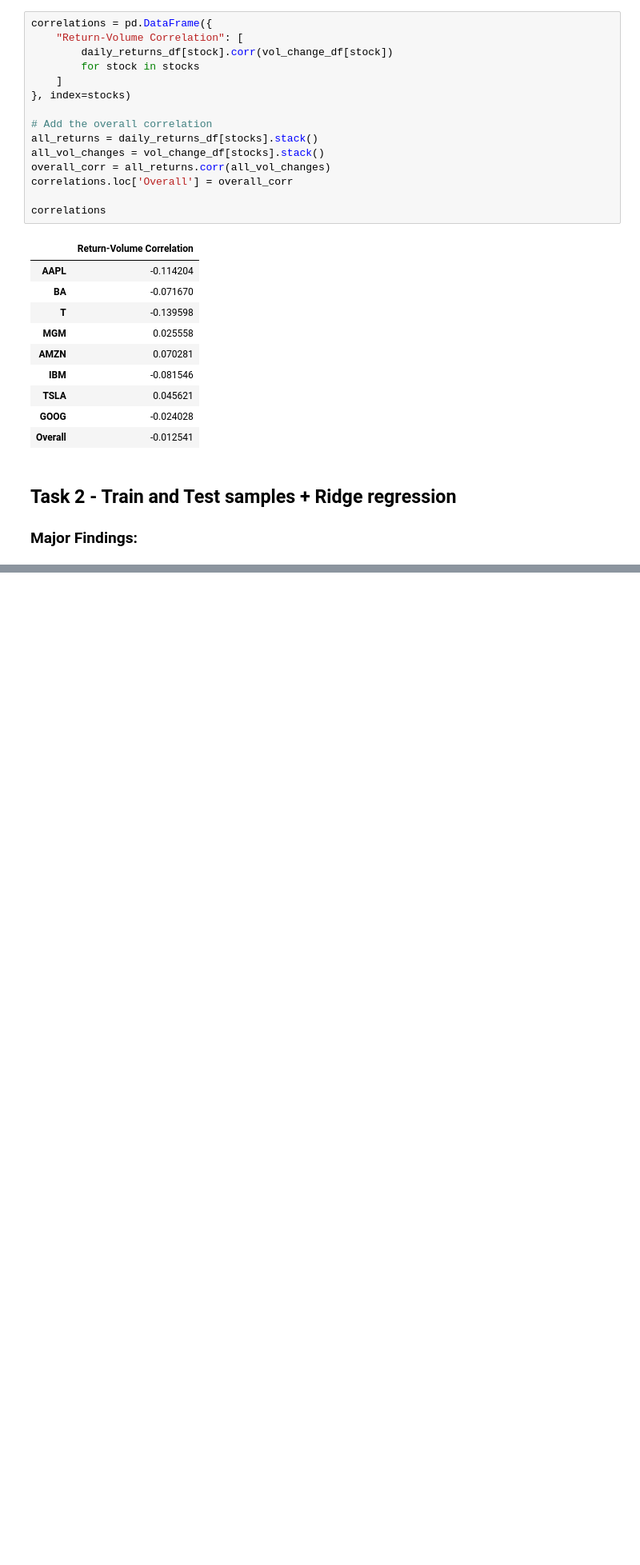
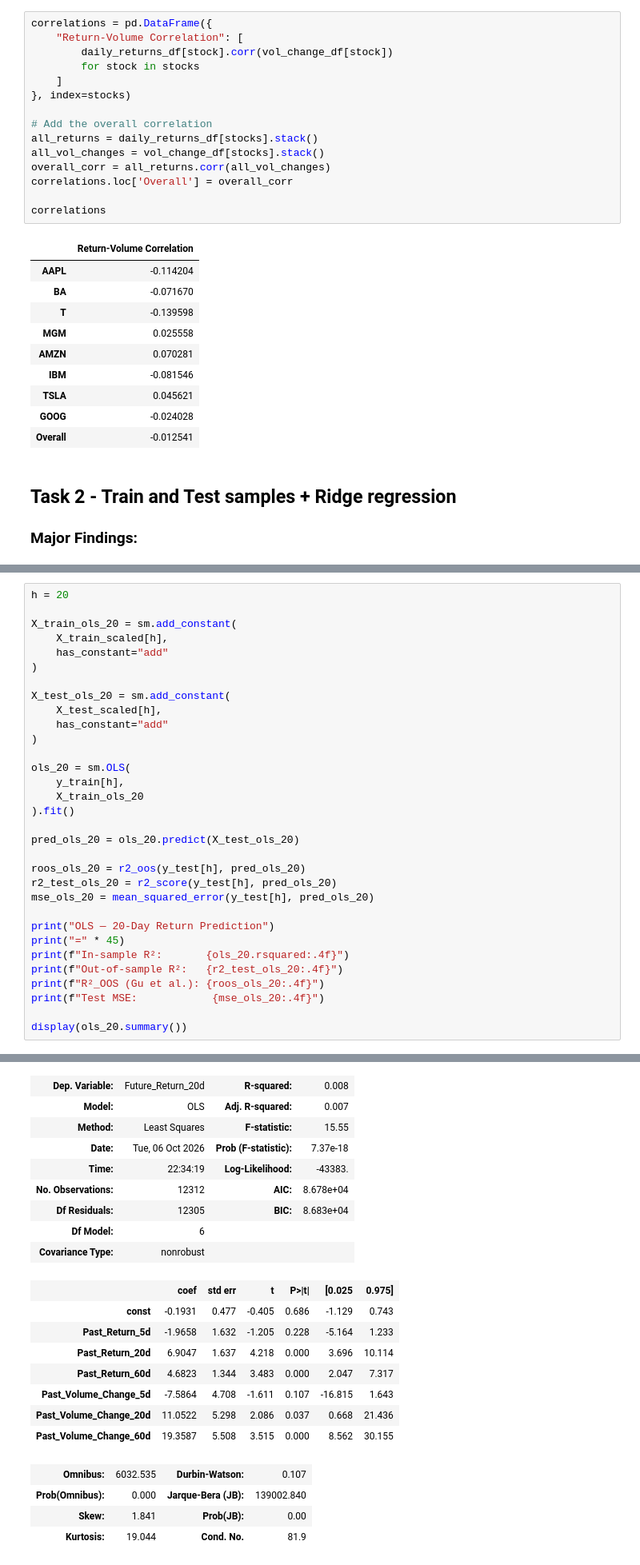
Before and after one commit to henricvsb/Finance-with-Big-Data-Lab-Sessions, a Jupyter notebook: #4/PCLAB#4 - Group 2 - Henricus Bracht Erdem Bayrakcioglu Leonard Fischbach.ipynb, the cells around one changed output, grey strips where cells are left out. Shown at 80% size. Drawn from its saved outputs; the diff is of its cells as text; blank space fills up the shorter version.

```diff
--- a/#4/PCLAB#4 - Group 2 - Henricus Bracht Erdem Bayrakcioglu Leonard Fischbach.ipynb
+++ b/#4/PCLAB#4 - Group 2 - Henricus Bracht Erdem Bayrakcioglu Leonard Fischbach.ipynb
@@ -515,0 +825,33 @@ correlations
+# %%
+h = 20
+
+X_train_ols_20 = sm.add_constant(
+    X_train_scaled[h],
+    has_constant="add"
+)
+
+X_test_ols_20 = sm.add_constant(
+    X_test_scaled[h],
+    has_constant="add"
+)
+
+ols_20 = sm.OLS(
+    y_train[h],
+    X_train_ols_20
+).fit()
+
+pred_ols_20 = ols_20.predict(X_test_ols_20)
+
+roos_ols_20 = r2_oos(y_test[h], pred_ols_20)
+r2_test_ols_20 = r2_score(y_test[h], pred_ols_20)
+mse_ols_20 = mean_squared_error(y_test[h], pred_ols_20)
+
+print("OLS — 20-Day Return Prediction")
+print("=" * 45)
+print(f"In-sample R²:       {ols_20.rsquared:.4f}")
+print(f"Out-of-sample R²:   {r2_test_ols_20:.4f}")
+print(f"R²_OOS (Gu et al.): {roos_ols_20:.4f}")
+print(f"Test MSE:            {mse_ols_20:.4f}")
+
+display(ols_20.summary())
+# %% [output]
@@ -515,0 +865,21 @@ correlations
+| Dep. Variable: | Future_Return_20d | R-squared: | 0.008 |
+| Model: | OLS | Adj. R-squared: | 0.007 |
+| Method: | Least Squares | F-statistic: | 15.55 |
+| Date: | Tue, 06 Oct 2026 | Prob (F-statistic): | 7.37e-18 |
+| Time: | 22:34:19 | Log-Likelihood: | -43383. |
+| No. Observations: | 12312 | AIC: | 8.678e+04 |
+| Df Residuals: | 12305 | BIC: | 8.683e+04 |
+| Df Model: | 6 |  |  |
+| Covariance Type: | nonrobust |  |  |
+|  | coef | std err | t | P>|t| | [0.025 | 0.975] |
+| const | -0.1931 | 0.477 | -0.405 | 0.686 | -1.129 | 0.743 |
+| Past_Return_5d | -1.9658 | 1.632 | -1.205 | 0.228 | -5.164 | 1.233 |
+| Past_Return_20d | 6.9047 | 1.637 | 4.218 | 0.000 | 3.696 | 10.114 |
+| Past_Return_60d | 4.6823 | 1.344 | 3.483 | 0.000 | 2.047 | 7.317 |
+| Past_Volume_Change_5d | -7.5864 | 4.708 | -1.611 | 0.107 | -16.815 | 1.643 |
+| Past_Volume_Change_20d | 11.0522 | 5.298 | 2.086 | 0.037 | 0.668 | 21.436 |
+| Past_Volume_Change_60d | 19.3587 | 5.508 | 3.515 | 0.000 | 8.562 | 30.155 |
+| Omnibus: | 6032.535 | Durbin-Watson: | 0.107 |
+| Prob(Omnibus): | 0.000 | Jarque-Bera (JB): | 139002.840 |
+| Skew: | 1.841 | Prob(JB): | 0.00 |
+| Kurtosis: | 19.044 | Cond. No. | 81.9 |
```
Also changed, not shown: parts of 19 cells of this notebook.
